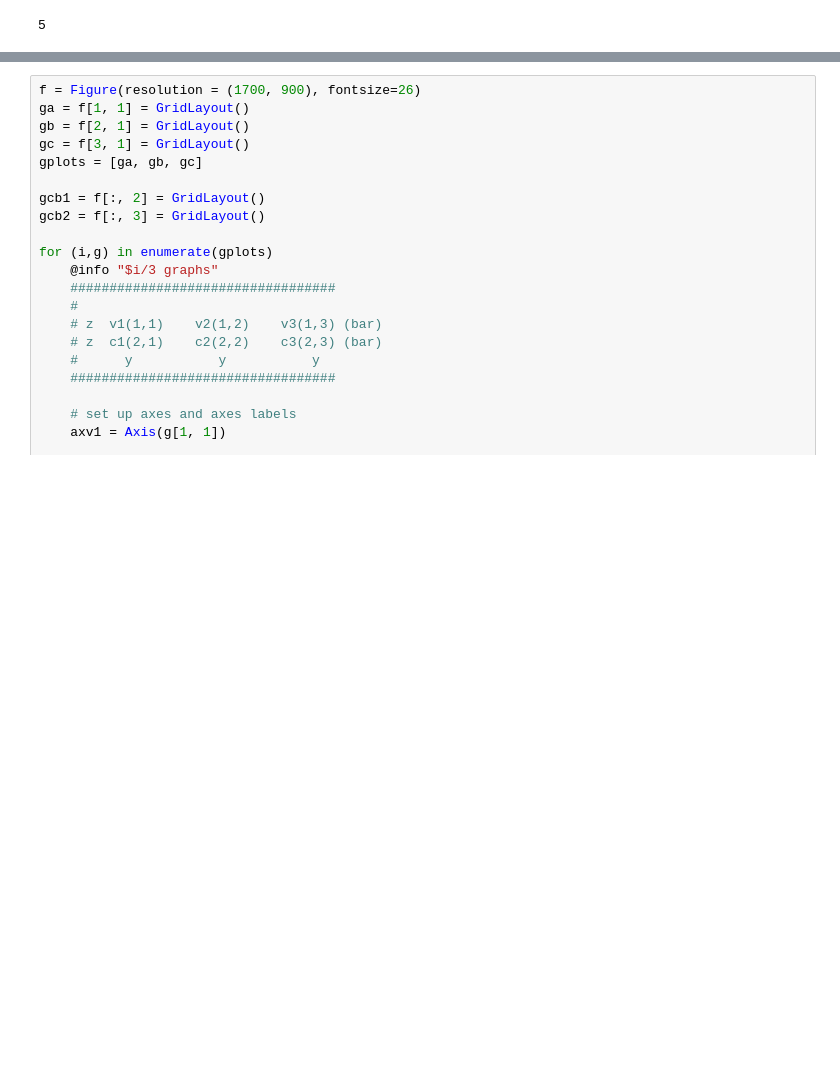
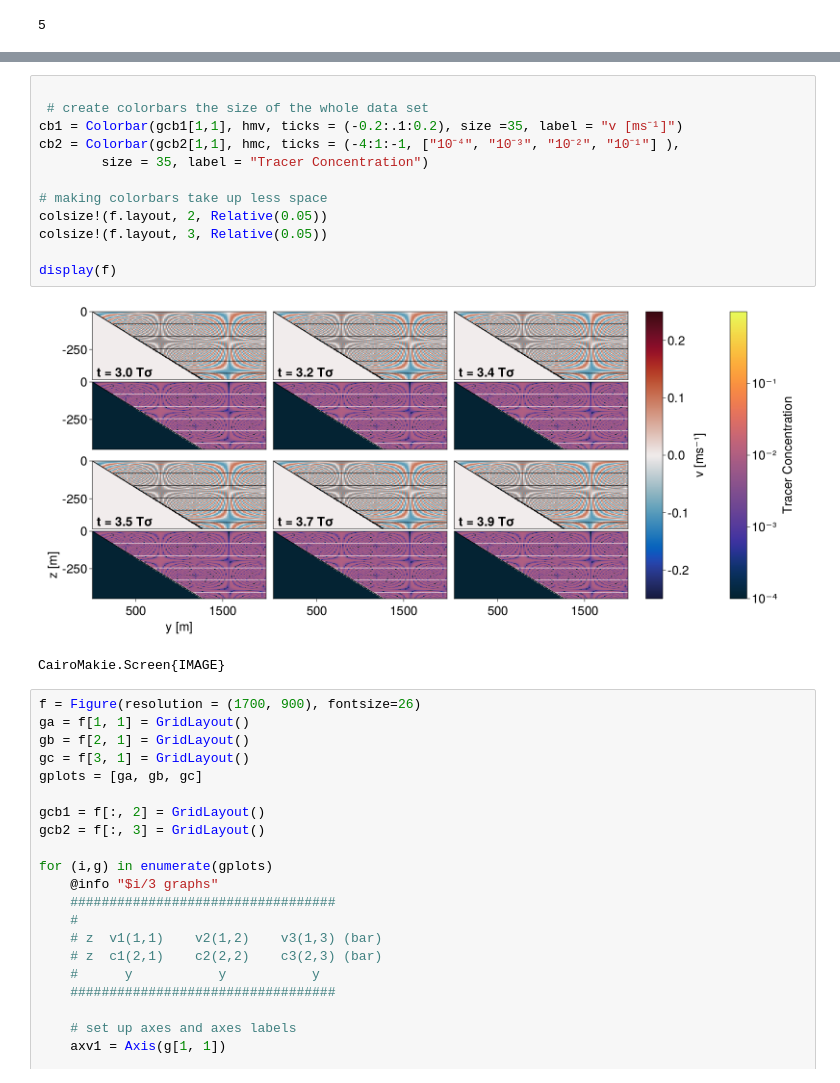
Before and after one commit to whitleyv/IntWaveSlope, a Jupyter notebook: Analysis/WaveProgression.ipynb, the cells around one changed output, grey strips where cells are left out. Saved outputs shown, nothing was run; the diff lists cells and outputs as text; blank space fills up the shorter version.

```diff
--- a/Analysis/WaveProgression.ipynb
+++ b/Analysis/WaveProgression.ipynb
@@ -67,3 +269,18 @@ xlocat = 5
+# %%
+
+ # create colorbars the size of the whole data set
+cb1 = Colorbar(gcb1[1,1], hmv, ticks = (-0.2:.1:0.2), size =35, label = "v [ms⁻¹]")
+cb2 = Colorbar(gcb2[1,1], hmc, ticks = (-4:1:-1, ["10⁻⁴", "10⁻³", "10⁻²", "10⁻¹"] ),
+        size = 35, label = "Tracer Concentration")
+
+# making colorbars take up less space
+colsize!(f.layout, 2, Relative(0.05))
+colsize!(f.layout, 3, Relative(0.05))
+
+display(f)
+# %% [output]
+[figure, added]
+CairoMakie.Screen{IMAGE}
 # %%
 f = Figure(resolution = (1700, 900), fontsize=26)
 ga = f[1, 1] = GridLayout()
```
Also changed, not shown: parts of 5 cells of this notebook, 7 other files.
